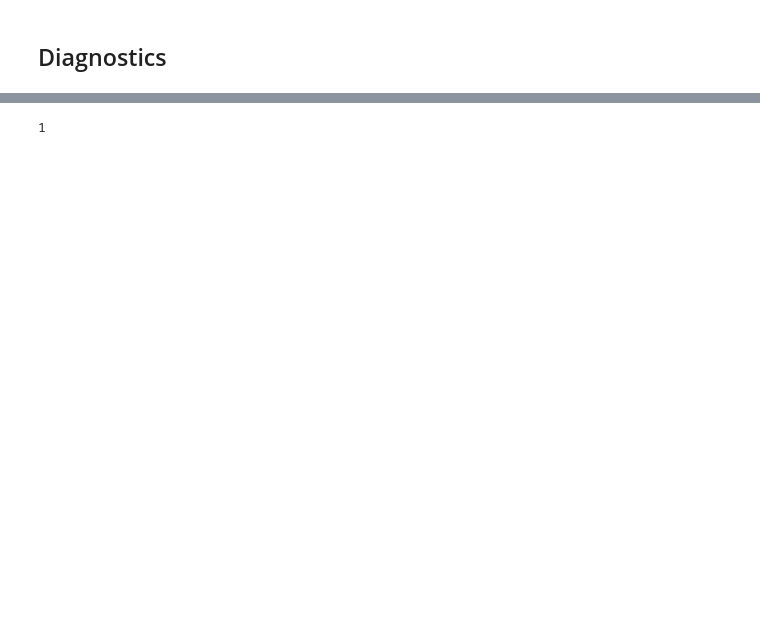
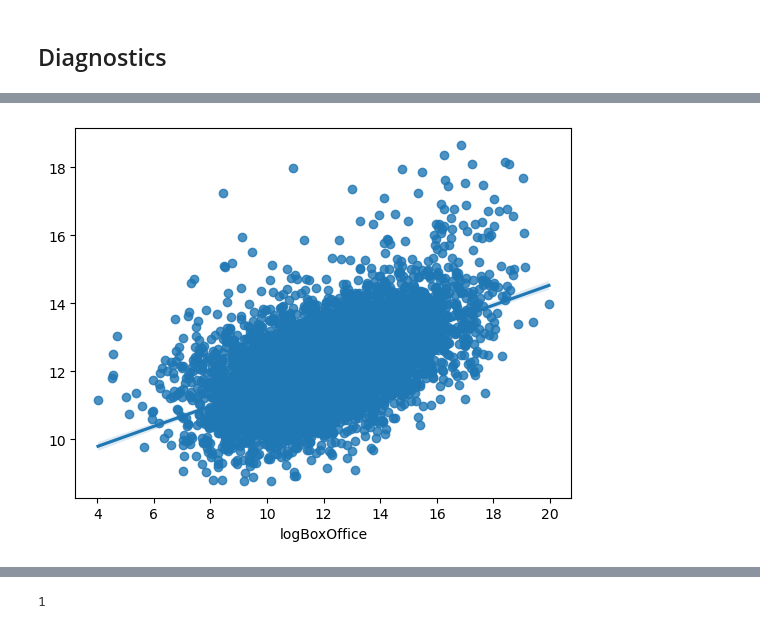
Before and after one commit to felbuch/movie_success_and_foreign_policy, a Jupyter notebook: 20-code/Multilevel Regression Models.ipynb, the cells around one changed output, grey strips where cells are left out. Cells and saved outputs as stored; diff of their text form; code cells hidden in the pictures; blank space fills up the shorter version.

```diff
--- a/20-code/Multilevel Regression Models.ipynb
+++ b/20-code/Multilevel Regression Models.ipynb
@@ -238,2 +477,6 @@ plt.show()
+# %%
+sns.regplot(x=y, y=yhat);
+# %% [output]
+[figure, added]
 # %%
 #Influente measures are defined only for OLS
```
Also changed, not shown: parts of 39 cells of this notebook, 1 other file.
